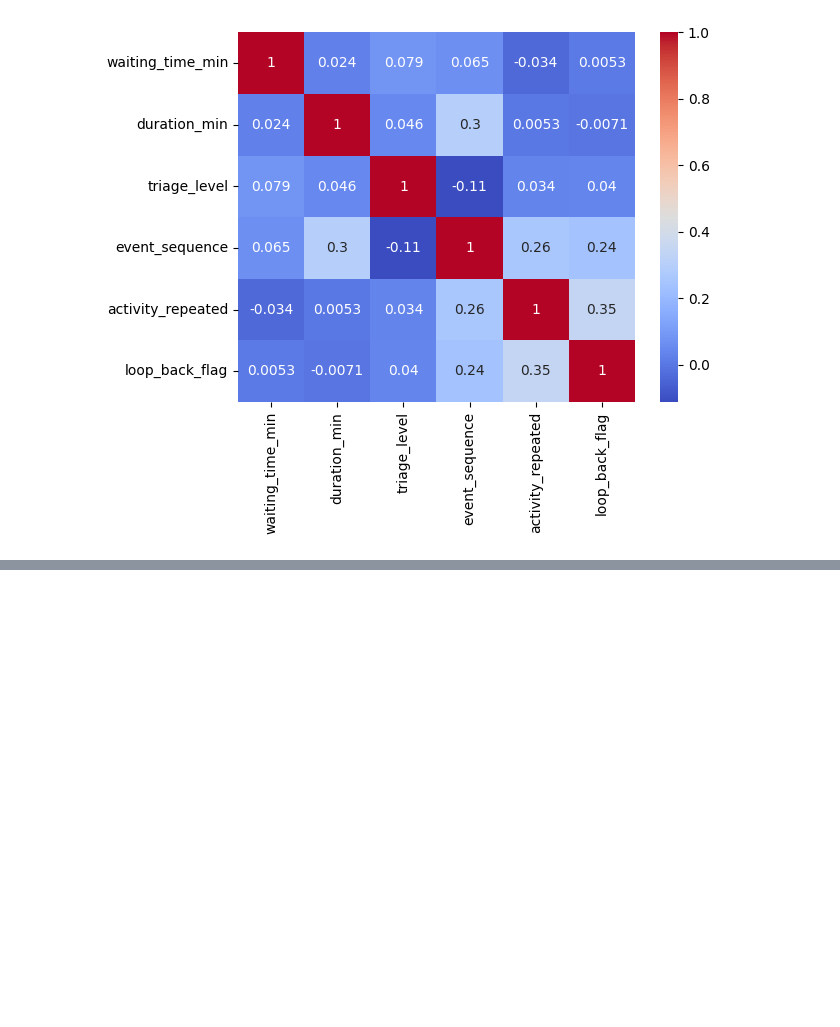
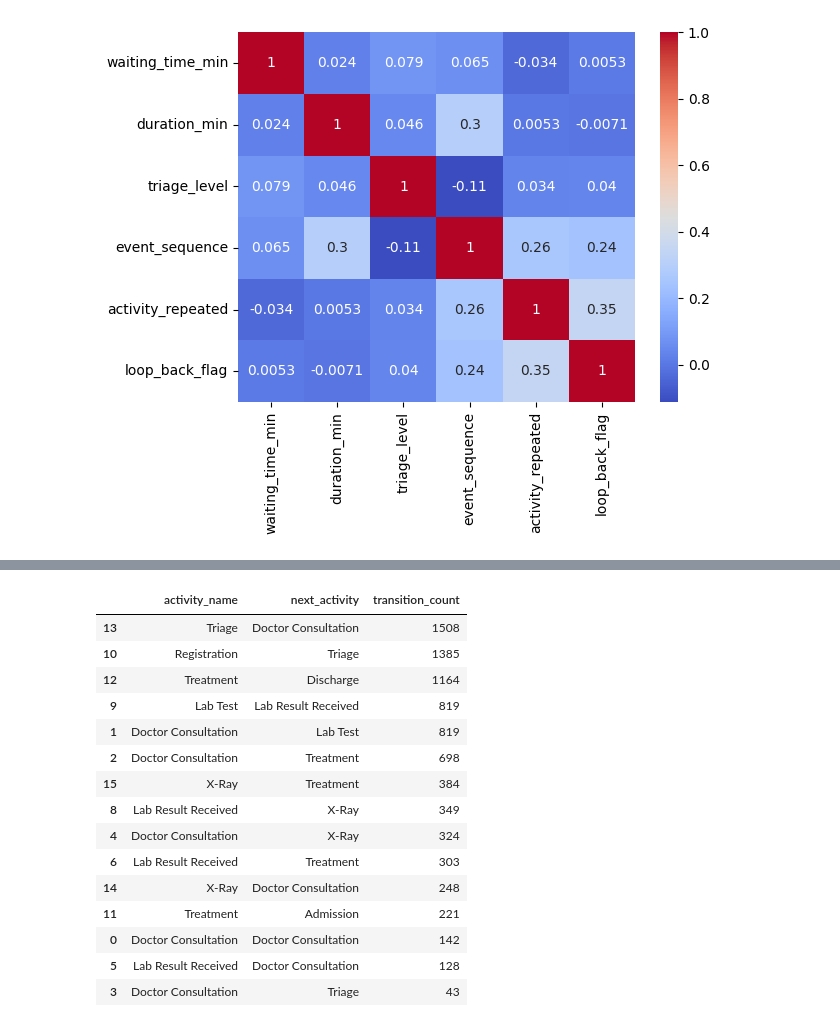
Before and after one commit to udayupmanyuu-spec/infotact-projects, a Jupyter notebook: Notebook/01_Dataset_understanding.ipynb, the cells around one changed output, grey strips where cells are left out. Saved outputs shown, nothing was run; the diff lists cells and outputs as text; code cells hidden in the pictures; blank space fills up the shorter version.

```diff
--- a/Notebook/01_Dataset_understanding.ipynb
+++ b/Notebook/01_Dataset_understanding.ipynb
@@ -495,0 +507,24 @@ df[['waiting_time_min', 'duration_min']].describe()
+# %%
+transition_counts = (
+    df.dropna(subset=["next_activity"]).groupby(["activity_name", "next_activity"]).size().reset_index(name="transition_count").sort_values(by="transition_count", ascending=False)
+    )
+)
+
+transition_counts.head(15)
+# %% [output]
+|  | activity_name | next_activity | transition_count |
+| 13 | Triage | Doctor Consultation | 1508 |
+| 10 | Registration | Triage | 1385 |
+| 12 | Treatment | Discharge | 1164 |
+| 9 | Lab Test | Lab Result Received | 819 |
+| 1 | Doctor Consultation | Lab Test | 819 |
+| 2 | Doctor Consultation | Treatment | 698 |
+| 15 | X-Ray | Treatment | 384 |
+| 8 | Lab Result Received | X-Ray | 349 |
+| 4 | Doctor Consultation | X-Ray | 324 |
+| 6 | Lab Result Received | Treatment | 303 |
+| 14 | X-Ray | Doctor Consultation | 248 |
+| 11 | Treatment | Admission | 221 |
+| 0 | Doctor Consultation | Doctor Consultation | 142 |
+| 5 | Lab Result Received | Doctor Consultation | 128 |
+| 3 | Doctor Consultation | Triage | 43 |
```
Also changed, not shown: parts of 7 cells of this notebook.
